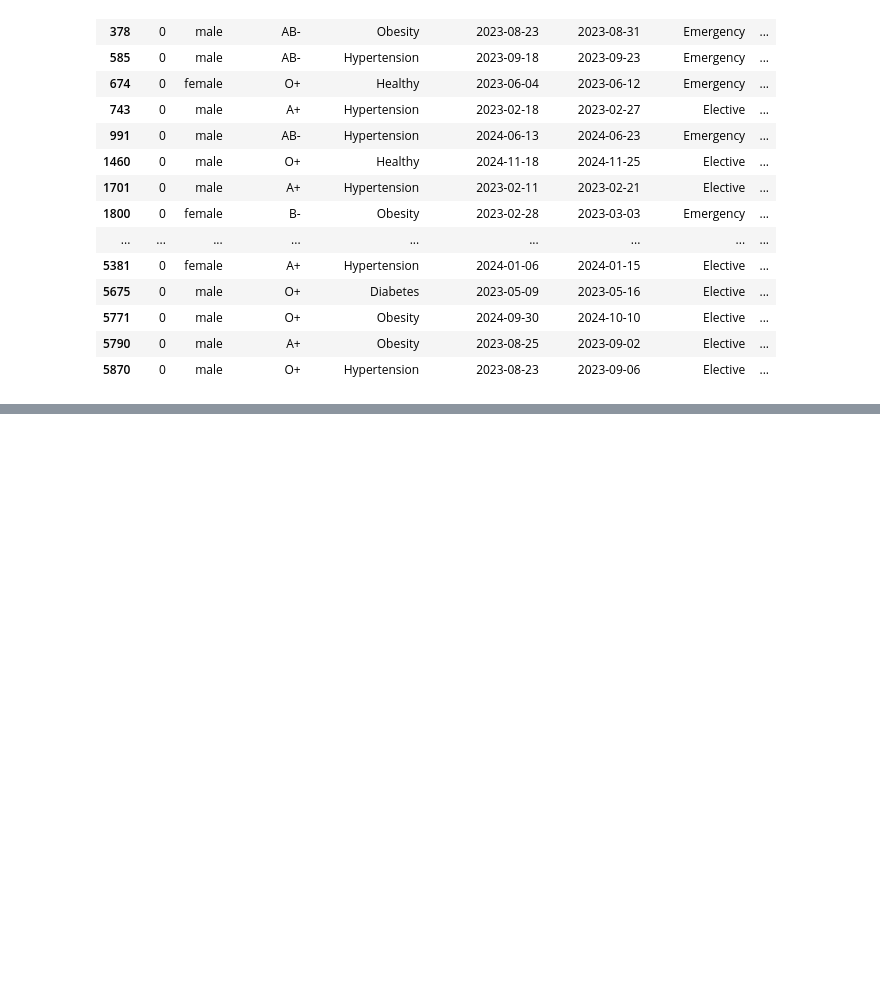
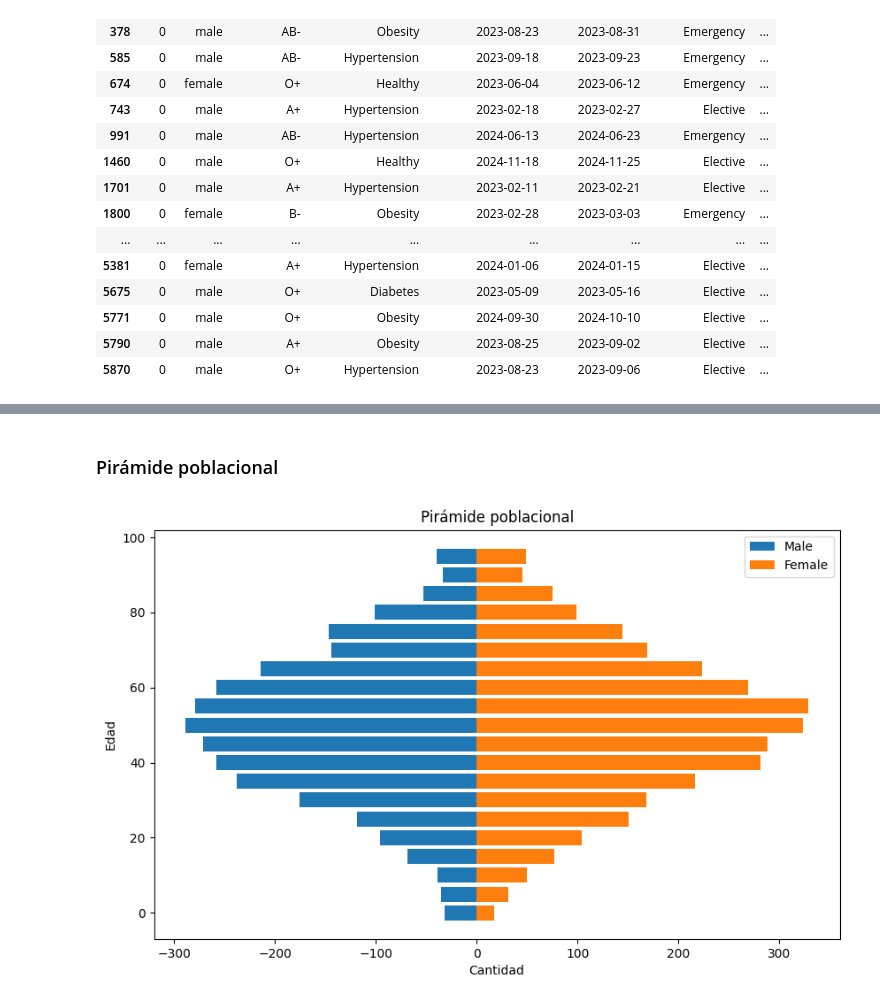
Before and after one commit to omsmarian/Analytics, a Jupyter notebook: analisis.ipynb, the cells around one changed output, grey strips where cells are left out. Cells and saved outputs as stored; diff of their text form; code cells hidden in the pictures; blank space fills up the shorter version.

```diff
--- a/analisis.ipynb
+++ b/analisis.ipynb
@@ -118,0 +148,22 @@ display(data[data["Age"] == 0])
+# %% [markdown]
+### Pirámide poblacional
+# %%
+male = data[data['Gender'] == 'male']['Age']
+female = data[data['Gender'] == 'female']['Age']
+
+bins = np.arange(0, 101, 5)
+
+male_counts = np.histogram(male, bins=bins)[0]
+female_counts = np.histogram(female, bins=bins)[0]
+
+plt.figure(figsize=(10,6))
+plt.barh(bins[:-1], -male_counts, height=4, label='Male')
+plt.barh(bins[:-1], female_counts, height=4, label='Female')
+
+plt.title("Pirámide poblacional")
+plt.xlabel("Cantidad")
+plt.ylabel("Edad")
+plt.legend()
+plt.show()
+# %% [output]
+[figure, added]
```
Also changed, not shown: parts of 20 cells of this notebook.
